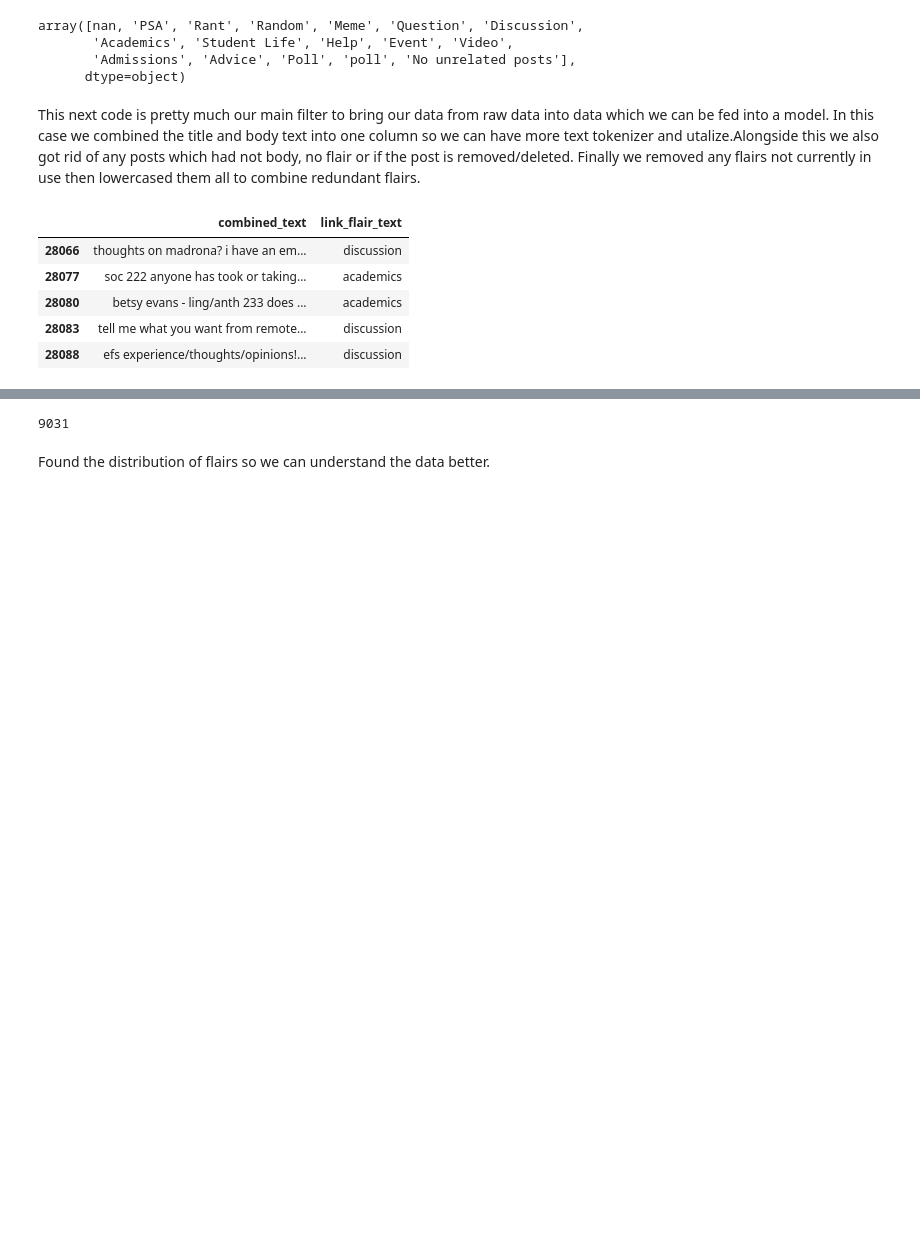
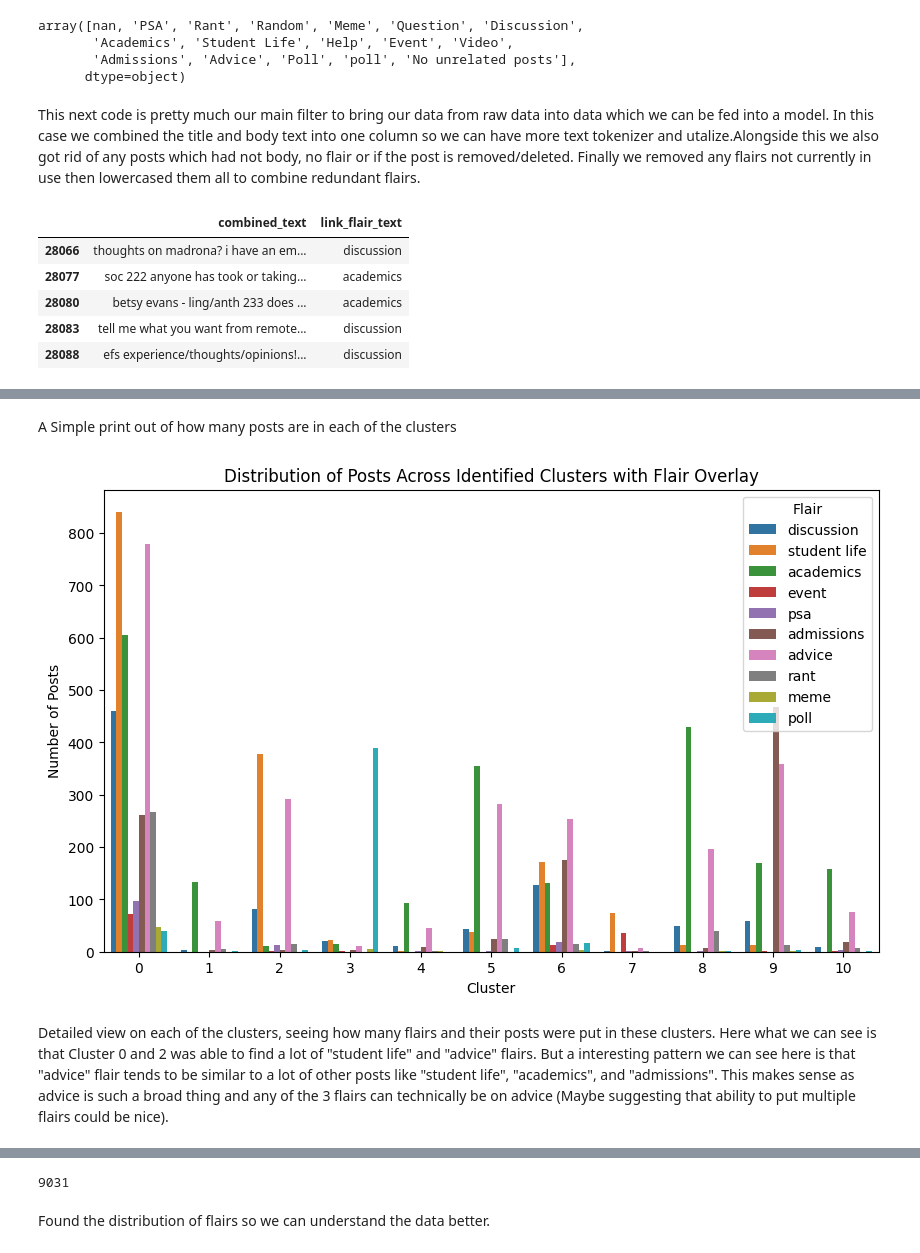
Before and after one commit to aalexzhang/Info492_Flair_It, a Jupyter notebook: Week5/Week5_Practicum.ipynb, the cells around one changed output, grey strips where cells are left out. Cells and saved outputs as stored; diff of their text form; code cells hidden in the pictures; blank space fills up the shorter version.

```diff
--- a/Week5/Week5_Practicum.ipynb
+++ b/Week5/Week5_Practicum.ipynb
@@ -121,0 +160,14 @@ ModelDataFiltered.head()
+# %% [markdown]
+A Simple print out of how many posts are in each of the clusters
+# %%
+plt.figure(figsize=(10, 6))
+sns.countplot(data=ModelDataFiltered, x='cluster', hue='link_flair_text')
+plt.title('Distribution of Posts Across Identified Clusters with Flair Overlay')
+plt.xlabel('Cluster')
+plt.ylabel('Number of Posts')
+plt.legend(title='Flair', loc='upper right')
+plt.show()
+# %% [output]
+[figure, added]
+# %% [markdown]
+Detailed view on each of the clusters, seeing how many flairs and their posts were put in these clusters. Here what we can see is that Cluster 0 and 2 was able to find a lot of "student life" and "advice" flairs. But a interesting pattern we can see here is that "advice" flair tends to be similar to a lot of other posts like "student life", "academics", and "admissions". This makes sense as advice is such a broad thing and any of the 3 flairs can technically be on advice (Maybe suggesting that ability to put multiple flairs could be nice).
```
Also changed, not shown: parts of 21 cells of this notebook.
